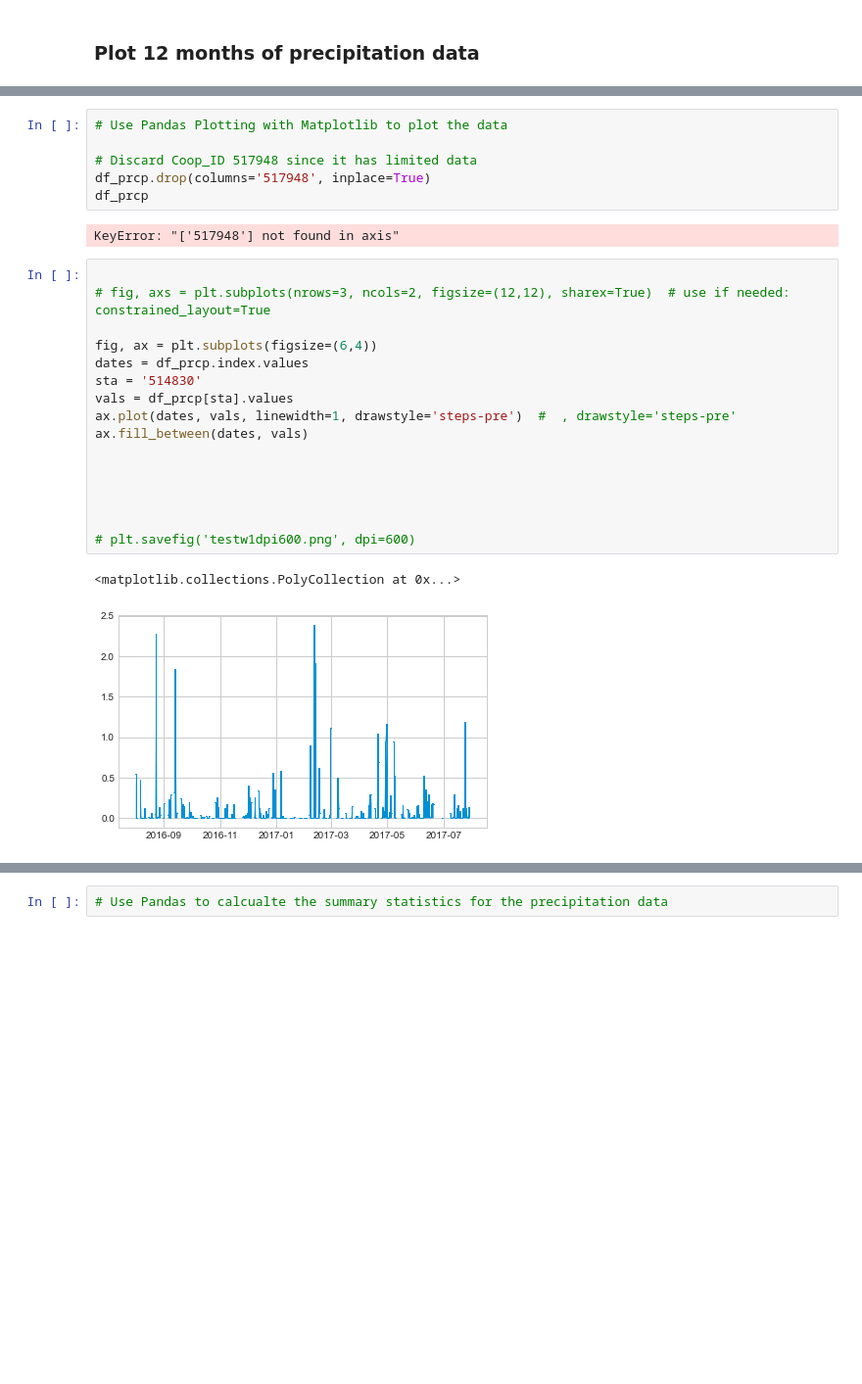
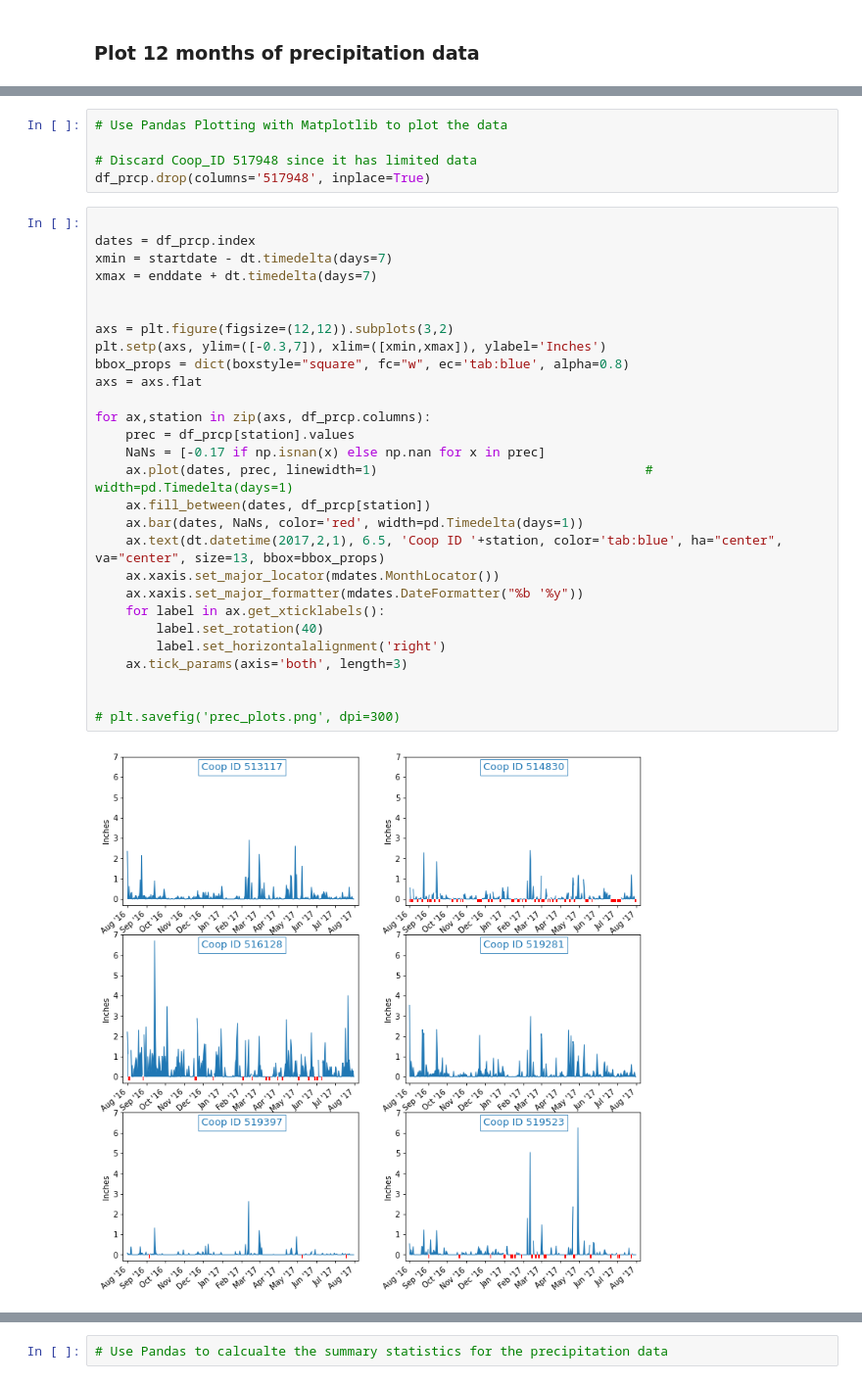
Before and after one commit to Earthscott/sqlalchemy-challenge, a Jupyter notebook: surfs_up_scottjob.ipynb, the cells around one changed output, grey strips where cells are left out. Shown at 98% size. Cells and saved outputs as stored; diff of their text form; blank space fills up the shorter version.

```diff
--- a/surfs_up_scottjob.ipynb
+++ b/surfs_up_scottjob.ipynb
@@ -216,25 +231,33 @@ dtype: int64
 
 # Discard Coop_ID 517948 since it has limited data
 df_prcp.drop(columns='517948', inplace=True)
-df_prcp
-# %% [output]
-KeyError: "['517948'] not found in axis"
-# %%
-
-# fig, axs = plt.subplots(nrows=3, ncols=2, figsize=(12,12), sharex=True)  # use if needed: constrained_layout=True
-
-fig, ax = plt.subplots(figsize=(6,4))
-dates = df_prcp.index.values
-sta = '514830'
-vals = df_prcp[sta].values
-ax.plot(dates, vals, linewidth=1, drawstyle='steps-pre')  #  , drawstyle='steps-pre'
-ax.fill_between(dates, vals)
-
-
-
-
-
-# plt.savefig('testw1dpi600.png', dpi=600)
-# %% [output]
-<matplotlib.collections.PolyCollection at 0x...>
-[figure, removed]
+# %%
+
+dates = df_prcp.index
+xmin = startdate - dt.timedelta(days=7)
+xmax = enddate + dt.timedelta(days=7)
+
+
+axs = plt.figure(figsize=(12,12)).subplots(3,2)
+plt.setp(axs, ylim=([-0.3,7]), xlim=([xmin,xmax]), ylabel='Inches')
+bbox_props = dict(boxstyle="square", fc="w", ec='tab:blue', alpha=0.8)
+axs = axs.flat
+
+for ax,station in zip(axs, df_prcp.columns):
+    prec = df_prcp[station].values
+    NaNs = [-0.17 if np.isnan(x) else np.nan for x in prec]
+    ax.plot(dates, prec, linewidth=1)                                   # width=pd.Timedelta(days=1)
+    ax.fill_between(dates, df_prcp[station])
+    ax.bar(dates, NaNs, color='red', width=pd.Timedelta(days=1))
+    ax.text(dt.datetime(2017,2,1), 6.5, 'Coop ID '+station, color='tab:blue', ha="center", va="center", size=13, bbox=bbox_props)
+    ax.xaxis.set_major_locator(mdates.MonthLocator())
+    ax.xaxis.set_major_formatter(mdates.DateFormatter("%b '%y"))
+    for label in ax.get_xticklabels():
+        label.set_rotation(40)
+        label.set_horizontalalignment('right')
+    ax.tick_params(axis='both', length=3)
+
+
+# plt.savefig('prec_plots.png', dpi=300)
+# %% [output]
+[figure, added]
```
Also changed, not shown: parts of 4 cells of this notebook, 10 other files.
